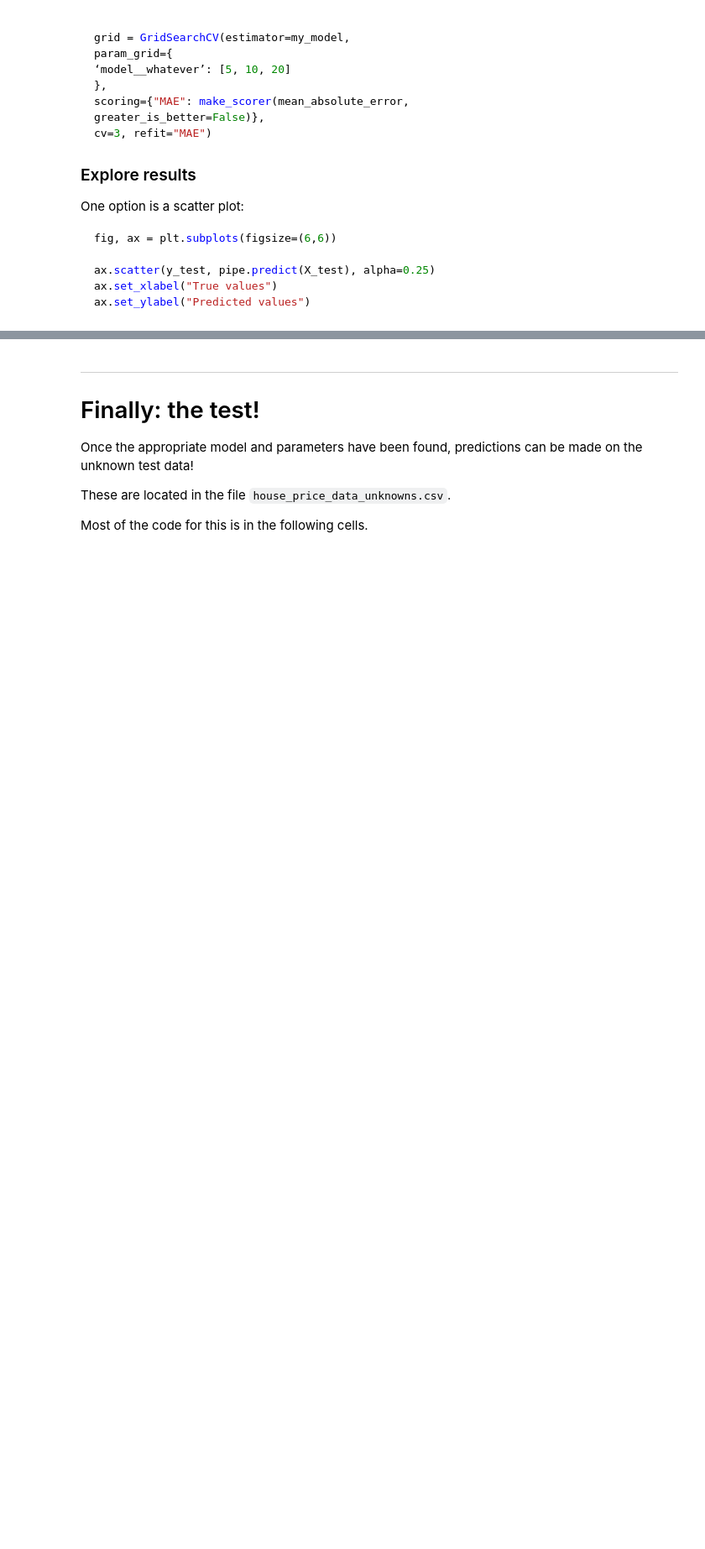
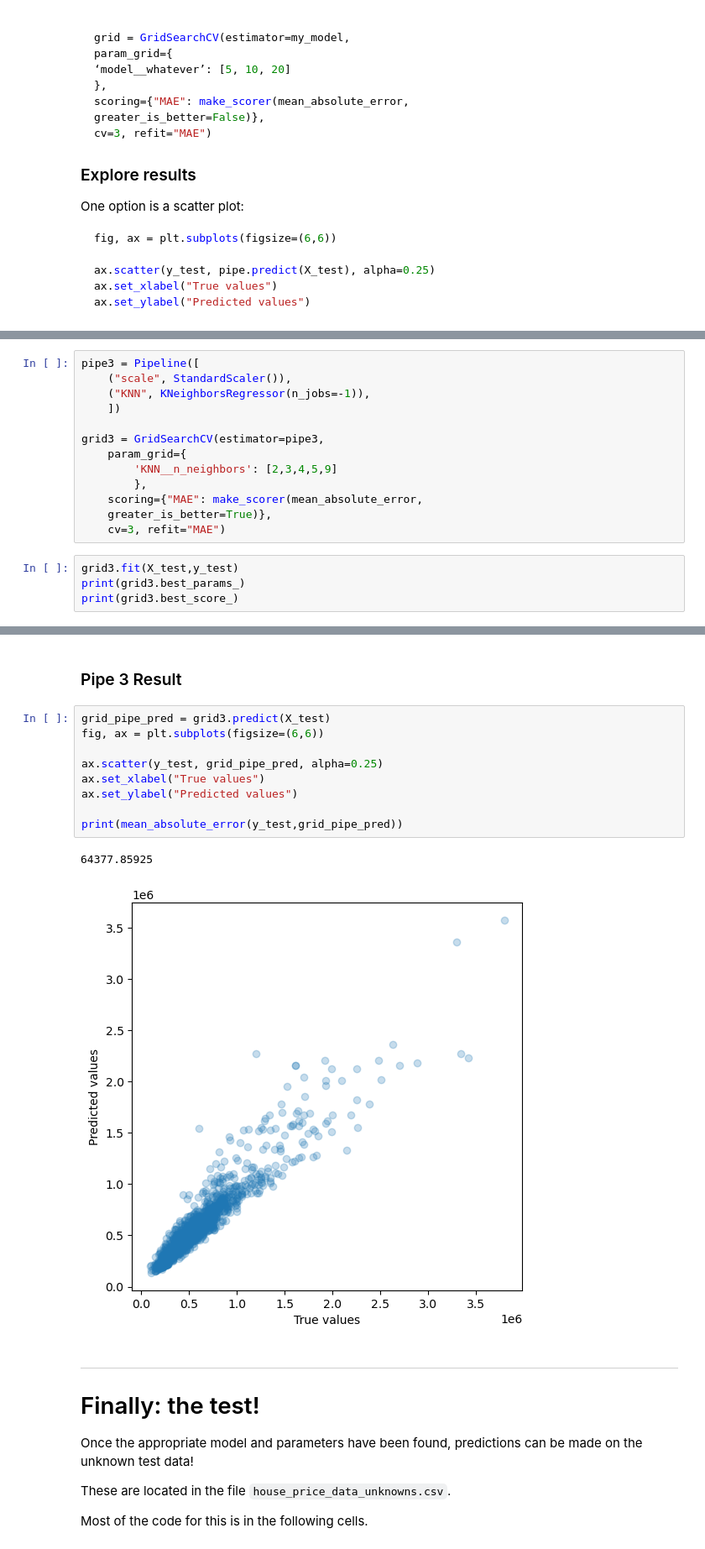
Before and after one commit to SanderTeb/DataScience, a Jupyter notebook: data_science_ML_competition_template.ipynb, the cells around one changed output, grey strips where cells are left out. Shown at 84% size. Drawn from its saved outputs; the diff is of its cells as text; blank space fills up the shorter version.

```diff
--- a/data_science_ML_competition_template.ipynb
+++ b/data_science_ML_competition_template.ipynb
@@ -181,0 +327,17 @@ X_train.shape, X_test.shape, y_train.shape, y_test.shape
+# %%
+pipe3 = Pipeline([
+    ("scale", StandardScaler()),
+    ("KNN", KNeighborsRegressor(n_jobs=-1)),
+    ])
+
+grid3 = GridSearchCV(estimator=pipe3,
+    param_grid={
+        'KNN__n_neighbors': [2,3,4,5,9]
+        },
+    scoring={"MAE": make_scorer(mean_absolute_error,
+    greater_is_better=True)},
+    cv=3, refit="MAE")
+# %%
+grid3.fit(X_test,y_test)
+print(grid3.best_params_)
+print(grid3.best_score_)
@@ -182,3 +353,17 @@ X_train.shape, X_test.shape, y_train.shape, y_test.shape
+# %% [markdown]
+### Pipe 3 Result
+# %%
+grid_pipe_pred = grid3.predict(X_test)
+fig, ax = plt.subplots(figsize=(6,6))
+
+ax.scatter(y_test, grid_pipe_pred, alpha=0.25)
+ax.set_xlabel("True values")
+ax.set_ylabel("Predicted values")
+
+print(mean_absolute_error(y_test,grid_pipe_pred))
+# %% [output]
+64377.85925
+[figure, added]
 # %% [markdown]
 ---
 # Finally: the test!
```
Also changed, not shown: parts of 35 cells of this notebook.
